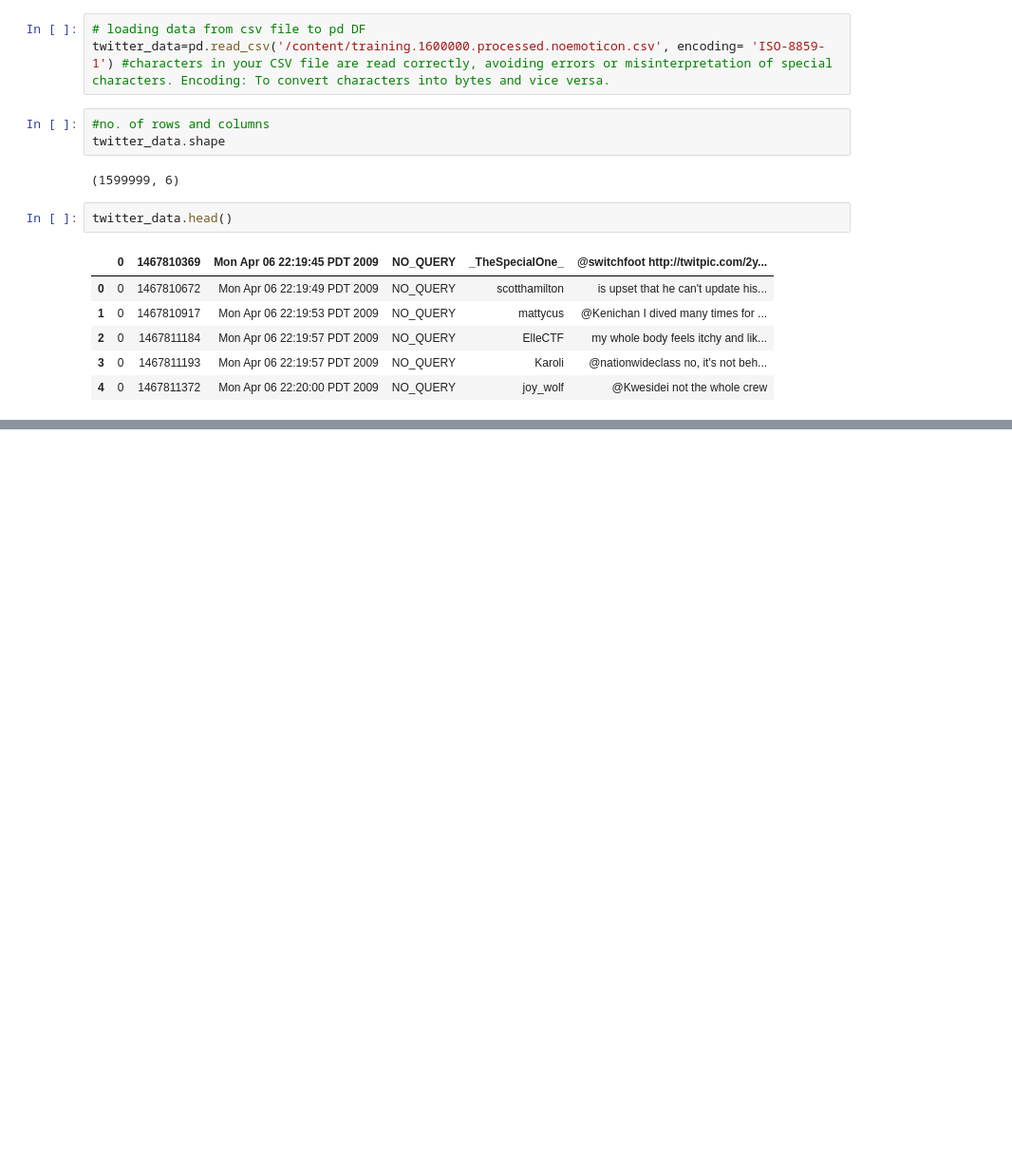
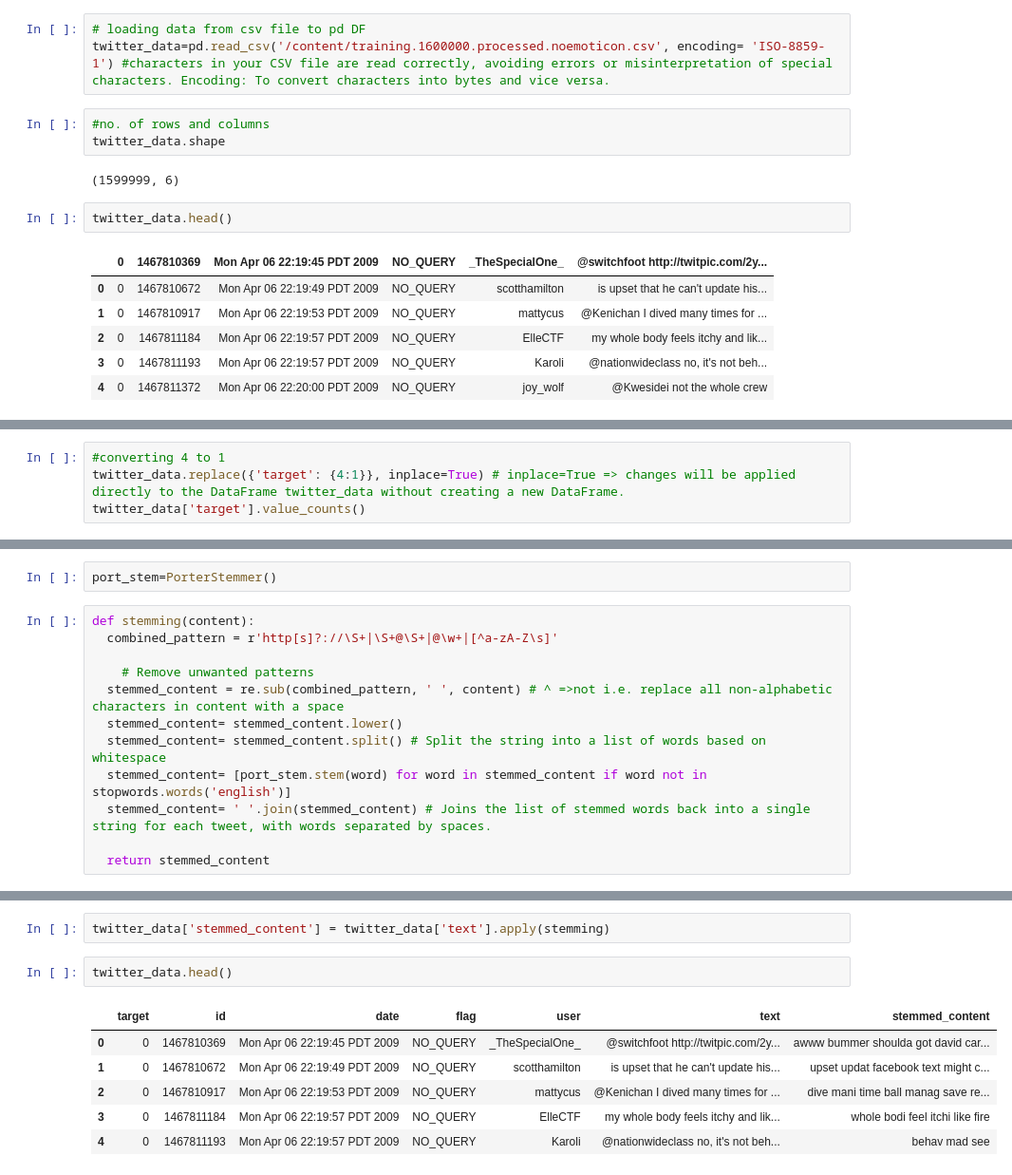
Before and after one commit to Annamjohn/Airline-Sentiment-Analysis, a Jupyter notebook: Sentiment Analysis.ipynb, the cells around one changed output, grey strips where cells are left out. Shown at 95% size. Drawn from its saved outputs; the diff is of its cells as text; blank space fills up the shorter version.

```diff
--- a/Sentiment Analysis.ipynb
+++ b/Sentiment Analysis.ipynb
@@ -83,0 +117,4 @@ twitter_data.head()
+# %%
+#converting 4 to 1
+twitter_data.replace({'target': {4:1}}, inplace=True) # inplace=True => changes will be applied directly to the DataFrame twitter_data without creating a new DataFrame.
+twitter_data['target'].value_counts()
@@ -83,0 +132,14 @@ twitter_data.head()
+# %%
+port_stem=PorterStemmer()
+# %%
+def stemming(content):
+  combined_pattern = r'http[s]?://\S+|\S+@\S+|@\w+|[^a-zA-Z\s]'
+
+    # Remove unwanted patterns
+  stemmed_content = re.sub(combined_pattern, ' ', content) # ^ =>not i.e. replace all non-alphabetic characters in content with a space
+  stemmed_content= stemmed_content.lower()
+  stemmed_content= stemmed_content.split() # Split the string into a list of words based on whitespace
+  stemmed_content= [port_stem.stem(word) for word in stemmed_content if word not in stopwords.words('english')]
+  stemmed_content= ' '.join(stemmed_content) # Joins the list of stemmed words back into a single string for each tweet, with words separated by spaces.
+
+  return stemmed_content
@@ -83,0 +157,11 @@ twitter_data.head()
+# %%
+twitter_data['stemmed_content'] = twitter_data['text'].apply(stemming)
+# %%
+twitter_data.head()
+# %% [output]
+|  | target | id | date | flag | user | text | stemmed_content |
+| 0 | 0 | 1467810369 | Mon Apr 06 22:19:45 PDT 2009 | NO_QUERY | _TheSpecialOne_ | @switchfoot http://twitpic.com/2y... | awww bummer shoulda got david car... |
+| 1 | 0 | 1467810672 | Mon Apr 06 22:19:49 PDT 2009 | NO_QUERY | scotthamilton | is upset that he can't update his... | upset updat facebook text might c... |
+| 2 | 0 | 1467810917 | Mon Apr 06 22:19:53 PDT 2009 | NO_QUERY | mattycus | @Kenichan I dived many times for ... | dive mani time ball manag save re... |
+| 3 | 0 | 1467811184 | Mon Apr 06 22:19:57 PDT 2009 | NO_QUERY | ElleCTF | my whole body feels itchy and lik... | whole bodi feel itchi like fire |
+| 4 | 0 | 1467811193 | Mon Apr 06 22:19:57 PDT 2009 | NO_QUERY | Karoli | @nationwideclass no, it's not beh... | behav mad see |
```
Also changed, not shown: parts of 16 cells of this notebook.
